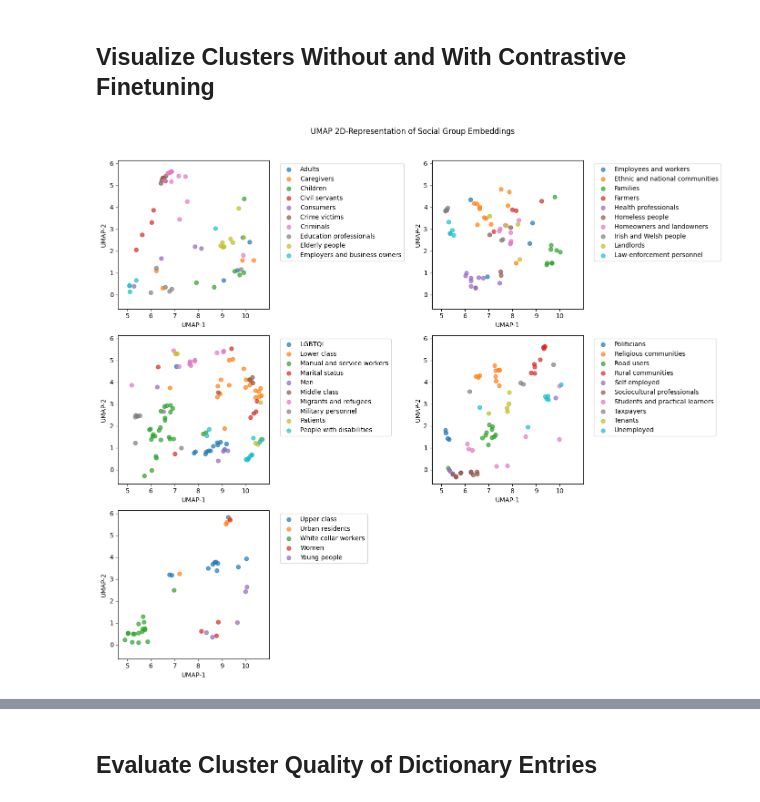
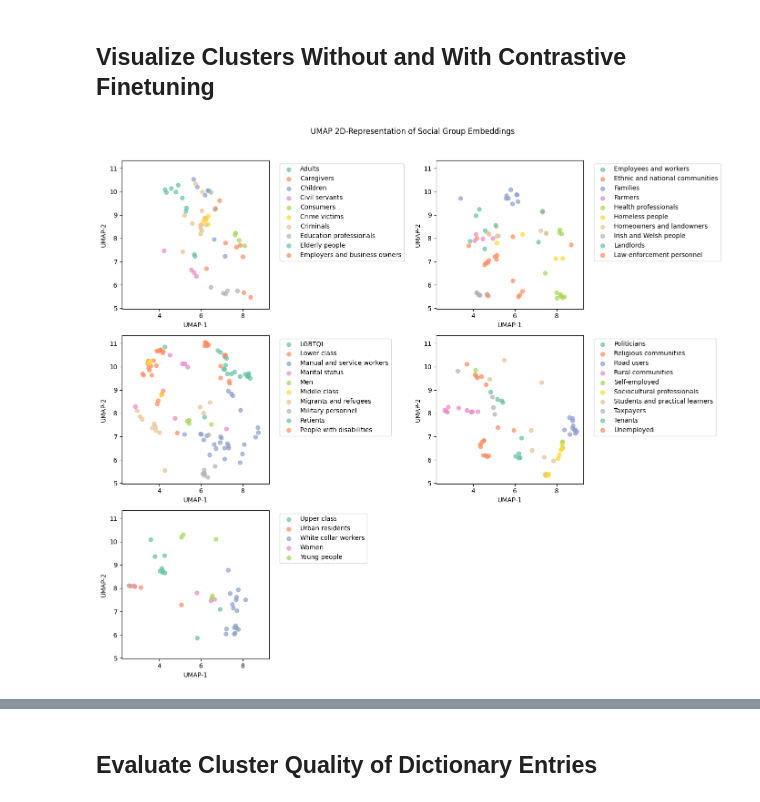
Before and after one commit to MaximilianWeiland/Master_Thesis, a Jupyter notebook: 05_clustering/evaluation_clustering_quality.ipynb, the cells around one changed output, grey strips where cells are left out. Cells and saved outputs as stored; diff of their text form; code cells hidden in the pictures.

```diff
--- a/05_clustering/evaluation_clustering_quality.ipynb
+++ b/05_clustering/evaluation_clustering_quality.ipynb
@@ -57,14 +58,23 @@ dictionary_embeddings = get_mask_embedding(model, mention_list, tokenizer, devic
 # %%
 # create a fresh model instance and get embeddings from this model
 model_without_cl = ModelMask(tokenizer).to(device)
 emb_without_cl = get_mask_embedding(model_without_cl, mention_list, tokenizer, device)
 
 # initialize umap reducer and apply to the embeddings
 umap_reducer = umap.UMAP(n_components=2)
 
-plot_2d_embeddings_grid(reducer=umap_reducer, embeddings=emb_without_cl, category_list=category_list, cat2id=cat2id, reducer_name="UMAP")
+plot_embeddings_grid(
+    reducer=umap_reducer,
+    embeddings=emb_without_cl,
+    category_list=category_list,
+    cat2id=cat2id,
+    reducer_name="UMAP",
+    classes_per_plot=10,
+    ncols=2,
+    color_scheme=plt.cm.Set2.colors
+)
 # %% [output]
-[figure, old version]
+[figure, new version]
 # %%
 # create a fresh reducer and apply finetuned embeddings to it
 reducer = umap.UMAP(n_components=2)
```
Also changed, not shown: parts of 3 cells of this notebook, 7 other files.
